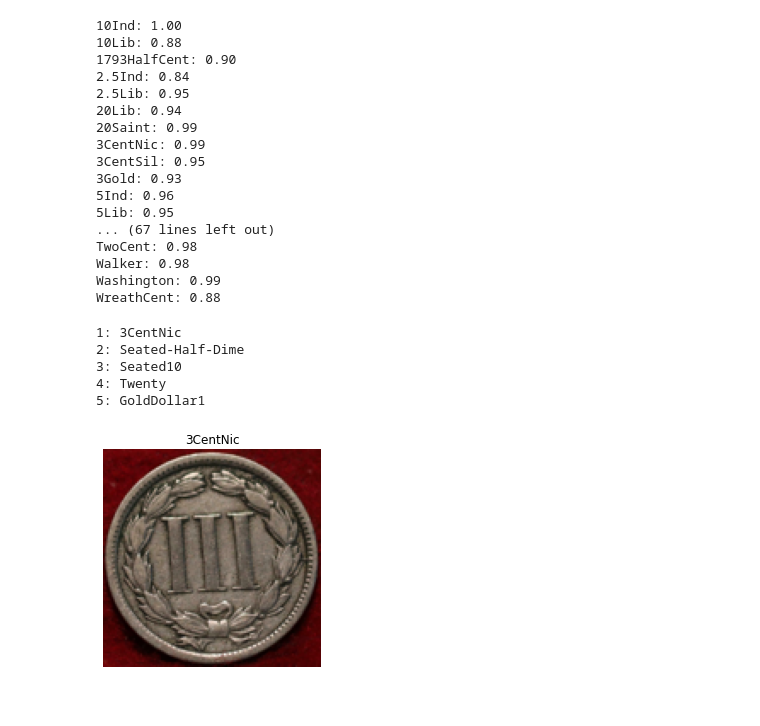
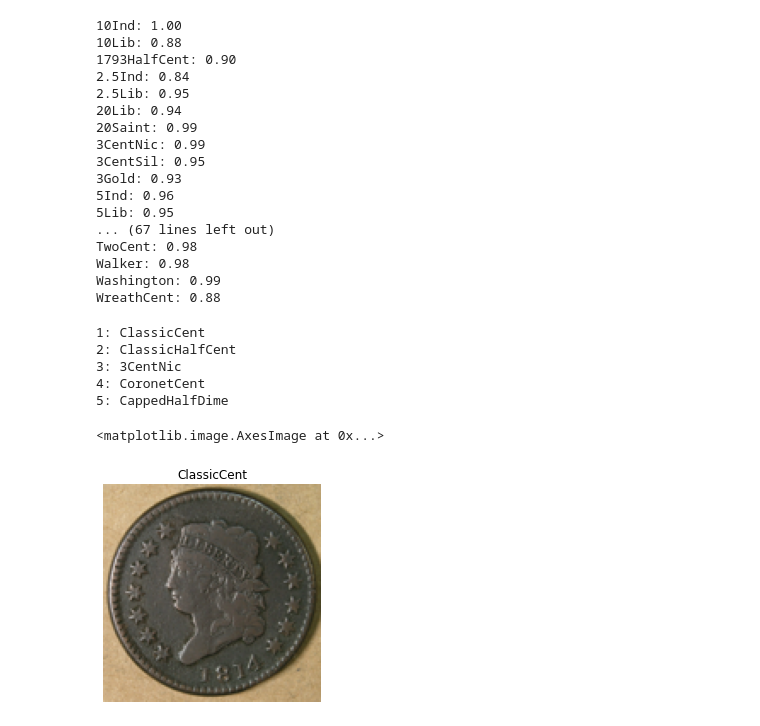
Before and after one commit to PScottZero/Numismatic, a Jupyter notebook: coin_classifier/coin_classifier.ipynb, the cells around one changed output. Cells and saved outputs as stored; diff of their text form; code cells hidden in the pictures.

```diff
--- a/coin_classifier/coin_classifier.ipynb
+++ b/coin_classifier/coin_classifier.ipynb
@@ -198,30 +211,40 @@ TwoCent: 0.98
 Walker: 0.98
 Washington: 0.99
 WreathCent: 0.88
-# %%
-img = Image.open('test_images/three_cent_nickel_r.jpg')
-img = img.resize(size=(img_size, img_size))
-img_data = np.divide(preprocessing.image.img_to_array(img), 255.0)
-
-# X, y = next(dataset.as_numpy_iterator())
-# img_data = X[0]
-# print('True: %s' % labels[y[0]])
-
-img_dataset = tf.data.Dataset.from_tensors([img_data])
-prediction = model.predict(img_dataset)[0]
-plt.title(labels[np.argmax(prediction)])
-plt.axis('off')
-plt.imshow(img_data)
-ranked = np.argsort(prediction)
-print('1: %s' % labels[ranked[-1]])
-print('2: %s' % labels[ranked[-2]])
-print('3: %s' % labels[ranked[-3]])
-print('4: %s' % labels[ranked[-4]])
-print('5: %s' % labels[ranked[-5]])
-# %% [output]
-1: 3CentNic
-2: Seated-Half-Dime
-3: Seated10
-4: Twenty
-5: GoldDollar1
-[figure, removed]
+# %%
+img_name = 'ClassicCent_o.jpg'
+label = img_name.split('_')[0]
+
+img = Image.open('test_images/%s' % img_name).resize(size=(img_size, img_size))
+img_data = np.divide(preprocessing.image.img_to_array(img), 255.0)
+img_dataset = tf.data.Dataset.from_tensors([img_data])
+
+# For Standard Model
+# prediction = model.predict(img_dataset)[0]
+# ranked = np.argsort(prediction)
+
+# For TFLite Model
+interpreter.set_tensor(input_details[0]['index'], [img_data])
+interpreter.invoke()
+prediction = interpreter.get_tensor(output_details[0]['index'])
+
+def get_color(index):
+  if index == -1:
+    return 'green' if labels[ranked[index]] == label else 'red'
+  else:
+    return 'yellow' if labels[ranked[index]] == label else 'white'
+
+for i in range(-1,-6,-1):
+  print(colored('%d: %s' % (abs(i), labels[ranked[i]]), get_color(i)))
+
+plt.title(labels[np.argmax(prediction)])
+plt.axis('off')
+plt.imshow(img_data)
+# %% [output]
+1: ClassicCent
+2: ClassicHalfCent
+3: 3CentNic
+4: CoronetCent
+5: CappedHalfDime
+<matplotlib.image.AxesImage at 0x...>
+[figure, added]
```
Also changed, not shown: parts of 13 cells of this notebook, 28 other files.
